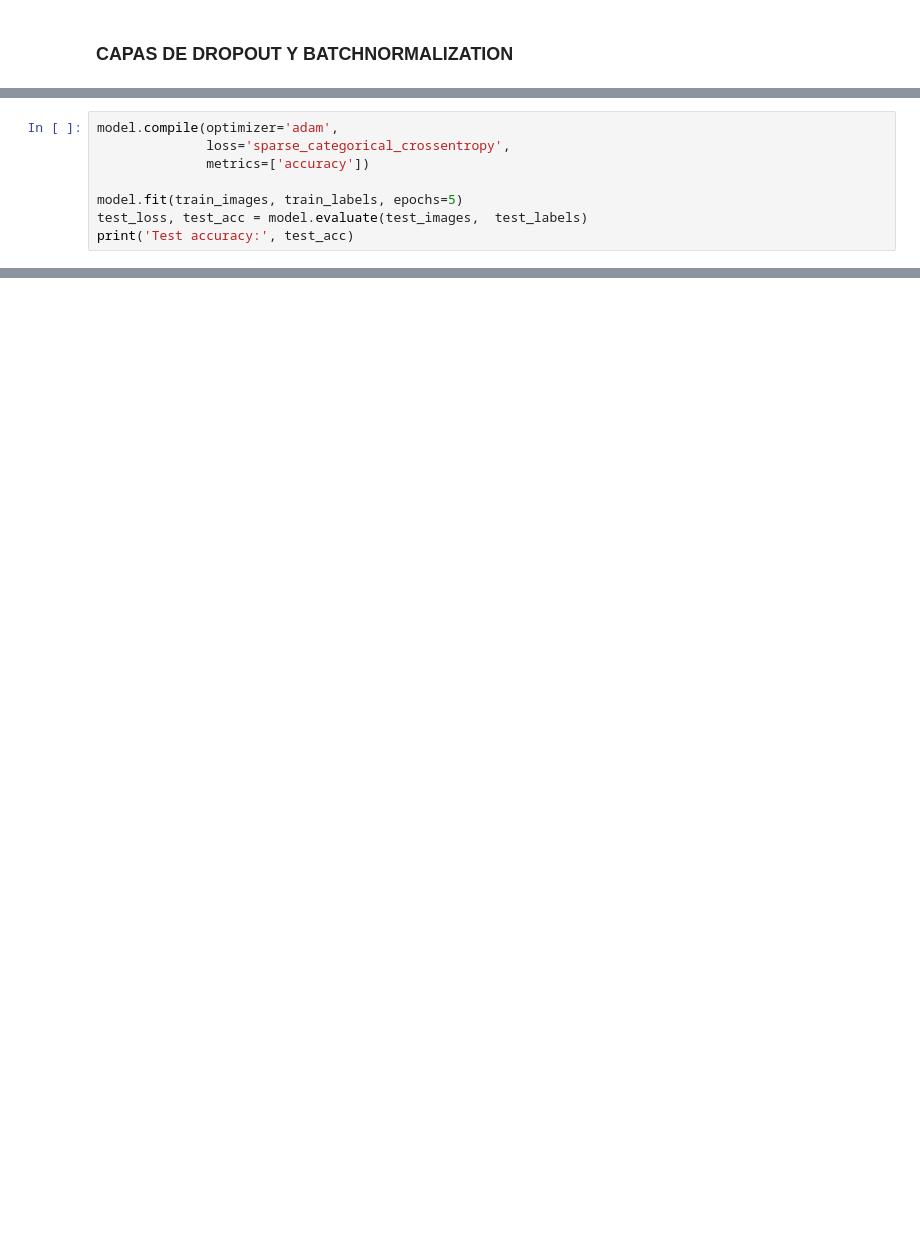
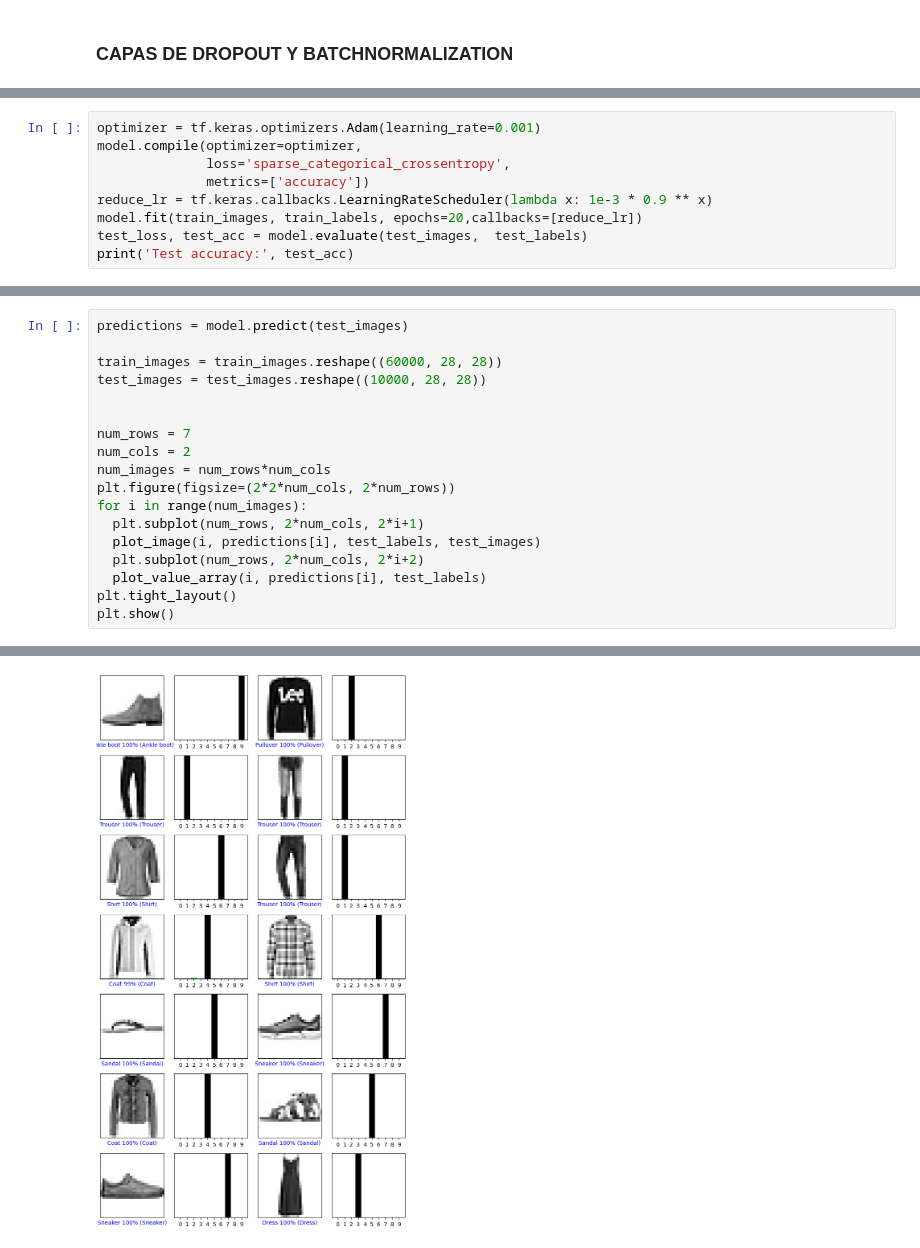
Before and after one commit to CamiloesotoS98/Deep_learning_models_book, a Jupyter notebook: DeepLearning_Introducción_práctica_con_Keras_y_Tensorflow2.ipynb, the cells around one changed output, grey strips where cells are left out. Drawn from its saved outputs; the diff is of its cells as text; blank space fills up the shorter version.

```diff
--- a/DeepLearning_Introducción_práctica_con_Keras_y_Tensorflow2.ipynb
+++ b/DeepLearning_Introducción_práctica_con_Keras_y_Tensorflow2.ipynb
@@ -2466,11 +2485,12 @@ Model: "sequential_11"
  Trainable params: 477,130 (1.82 MB)
  Non-trainable params: 512 (2.00 KB)
 # %%
-model.compile(optimizer='adam',
+optimizer = tf.keras.optimizers.Adam(learning_rate=0.001)
+model.compile(optimizer=optimizer,
               loss='sparse_categorical_crossentropy',
               metrics=['accuracy'])
-
-model.fit(train_images, train_labels, epochs=5)
+reduce_lr = tf.keras.callbacks.LearningRateScheduler(lambda x: 1e-3 * 0.9 ** x)
+model.fit(train_images, train_labels, epochs=20,callbacks=[reduce_lr])
 test_loss, test_acc = model.evaluate(test_images,  test_labels)
 print('Test accuracy:', test_acc)
 # %% [output]
@@ -2488,0 +2514,19 @@ Test accuracy: 0.9169999957084656
+# %%
+predictions = model.predict(test_images)
+
+train_images = train_images.reshape((60000, 28, 28))
+test_images = test_images.reshape((10000, 28, 28))
+
+
+num_rows = 7
+num_cols = 2
+num_images = num_rows*num_cols
+plt.figure(figsize=(2*2*num_cols, 2*num_rows))
+for i in range(num_images):
+  plt.subplot(num_rows, 2*num_cols, 2*i+1)
+  plot_image(i, predictions[i], test_labels, test_images)
+  plt.subplot(num_rows, 2*num_cols, 2*i+2)
+  plot_value_array(i, predictions[i], test_labels)
+plt.tight_layout()
+plt.show()
+# %% [output]
@@ -2488,0 +2534 @@ Test accuracy: 0.9169999957084656
+[figure, added]
```
Also changed, not shown: parts of 38 cells of this notebook, 1 other file.
